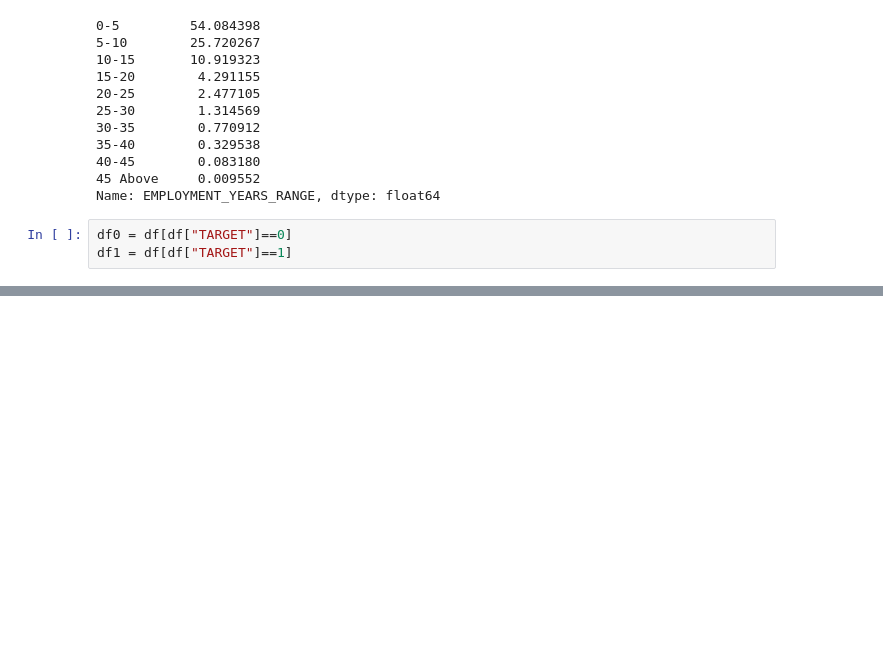
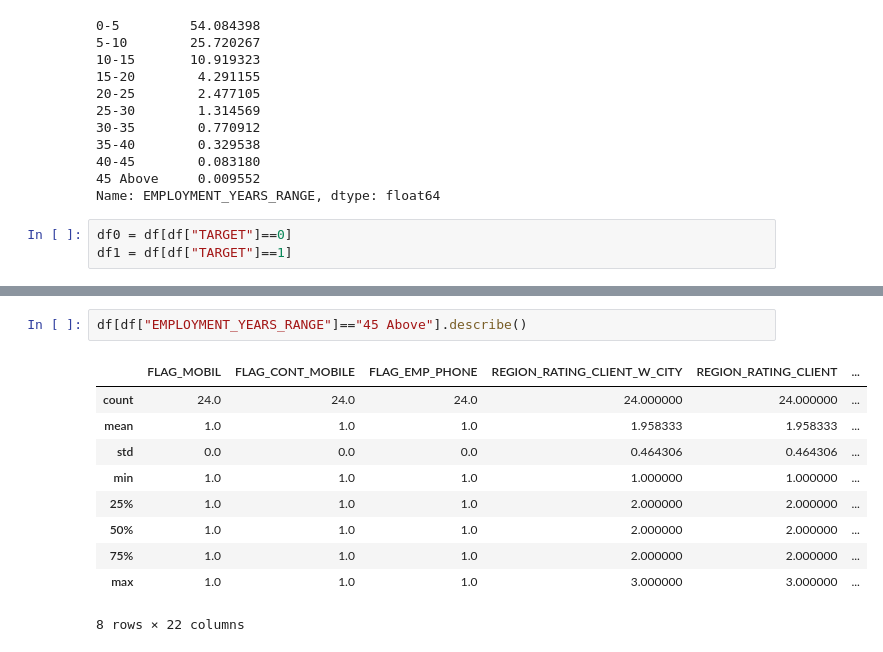
Before and after one commit to VarunArora14/ML-minor-project, a Jupyter notebook: df_work.ipynb, the cells around one changed output, grey strips where cells are left out. Cells and saved outputs as stored; diff of their text form; blank space fills up the shorter version.

```diff
--- a/df_work.ipynb
+++ b/df_work.ipynb
@@ -104,0 +148,13 @@ plt.show()
+# %%
+df[df["EMPLOYMENT_YEARS_RANGE"]=="45 Above"].describe()
+# %% [output]
+|  | FLAG_MOBIL | FLAG_CONT_MOBILE | FLAG_EMP_PHONE | REGION_RATING_CLIENT_W_CITY | REGION_RATING_CLIENT | ... |
+| count | 24.0 | 24.0 | 24.0 | 24.000000 | 24.000000 | ... |
+| mean | 1.0 | 1.0 | 1.0 | 1.958333 | 1.958333 | ... |
+| std | 0.0 | 0.0 | 0.0 | 0.464306 | 0.464306 | ... |
+| min | 1.0 | 1.0 | 1.0 | 1.000000 | 1.000000 | ... |
+| 25% | 1.0 | 1.0 | 1.0 | 2.000000 | 2.000000 | ... |
+| 50% | 1.0 | 1.0 | 1.0 | 2.000000 | 2.000000 | ... |
+| 75% | 1.0 | 1.0 | 1.0 | 2.000000 | 2.000000 | ... |
+| max | 1.0 | 1.0 | 1.0 | 3.000000 | 3.000000 | ... |
+8 rows × 22 columns
```
Also changed, not shown: parts of 6 cells of this notebook, 1 other file.
